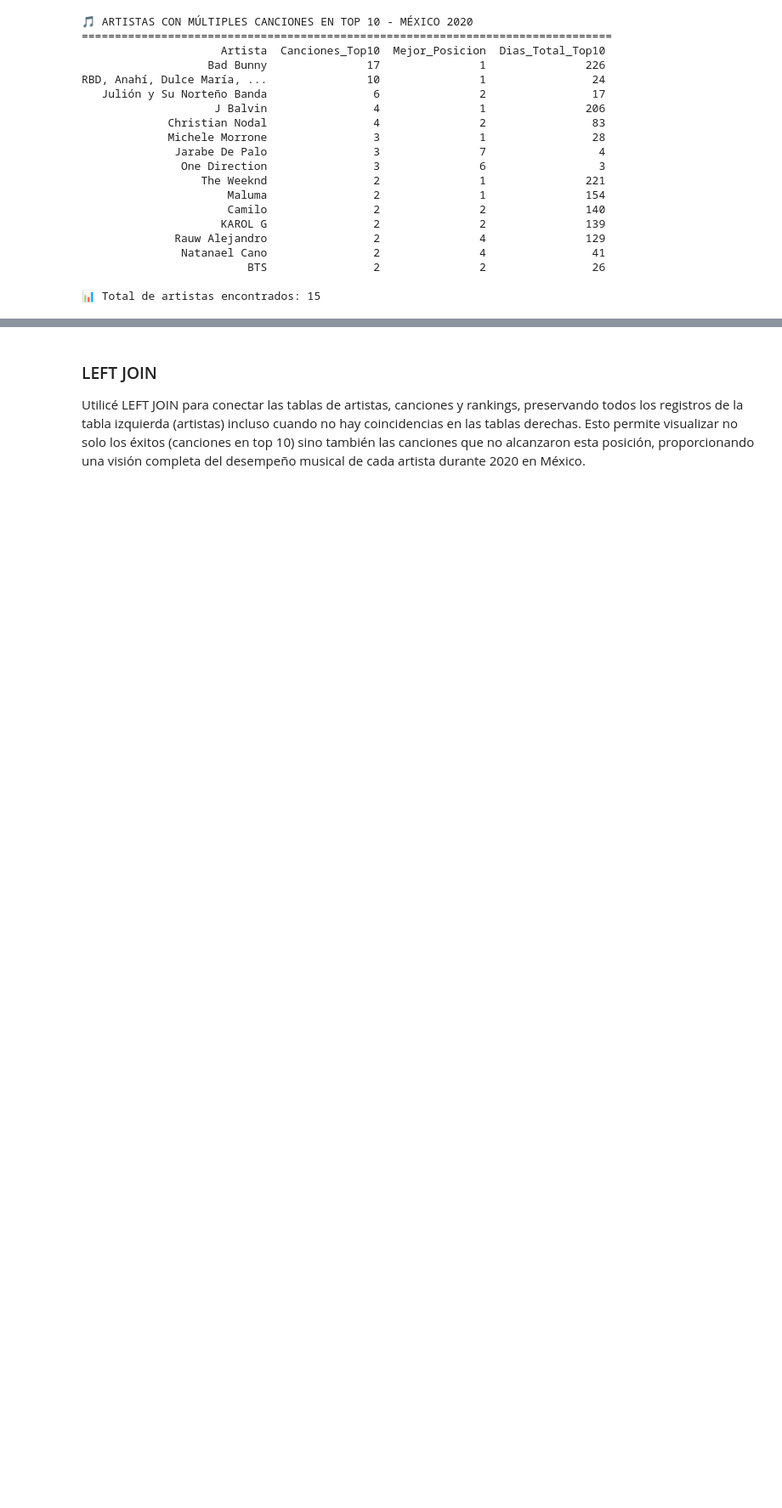
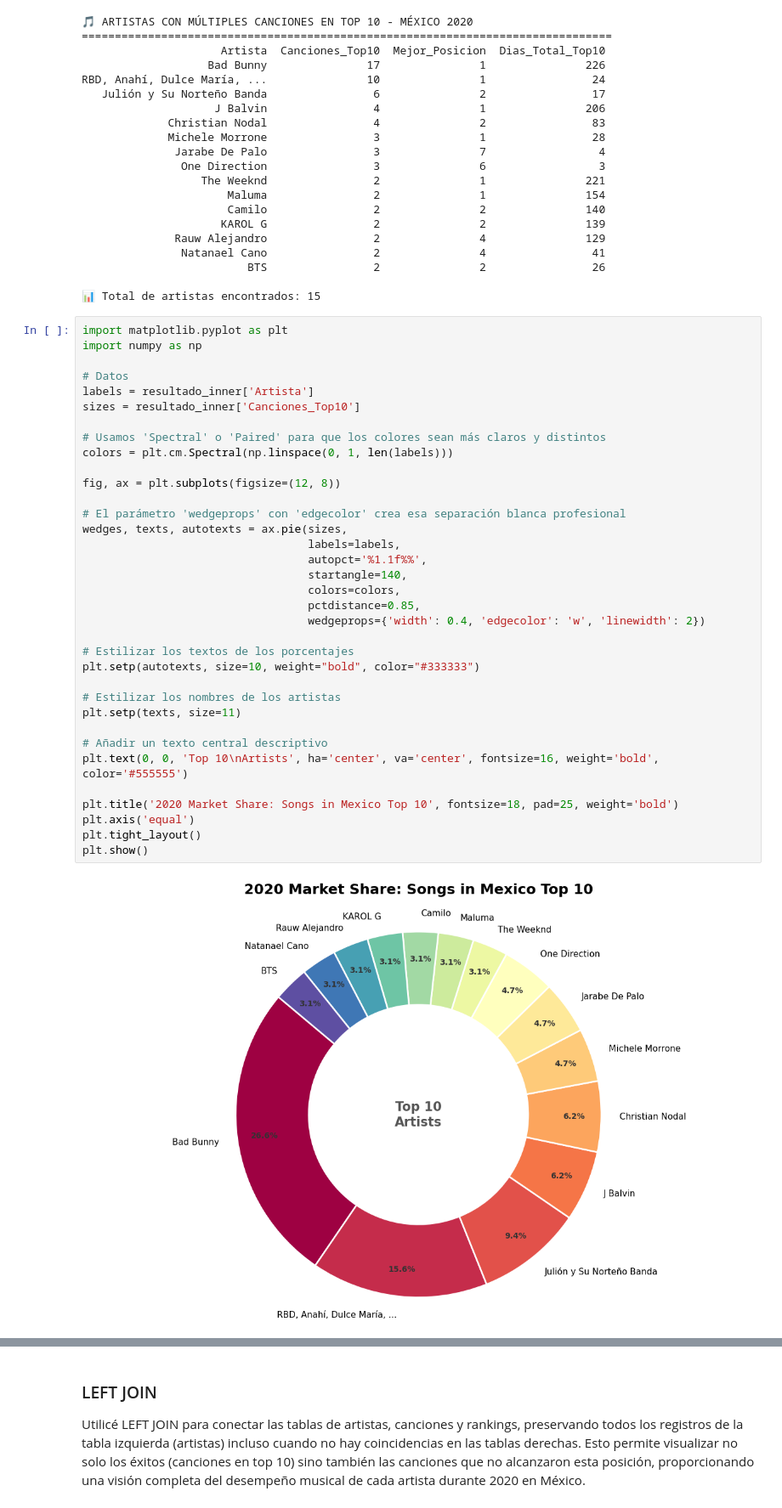
Before and after one commit to RawDreeGo/Spotify-API-Music-Data-Analysis, a Jupyter notebook: m43 Spotify API Rodrigo Cisneros Santin.ipynb, the cells around one changed output, grey strips where cells are left out. Shown at 85% size. Cells and saved outputs as stored; diff of their text form; blank space fills up the shorter version.

```diff
--- a/m43 Spotify API Rodrigo Cisneros Santin.ipynb
+++ b/m43 Spotify API Rodrigo Cisneros Santin.ipynb
@@ -775,3 +824,40 @@ RBD, Anahí, Dulce María, ...               10               1                2
                          BTS                2               2                26
 
 📊 Total de artistas encontrados: 15
+# %%
+import matplotlib.pyplot as plt
+import numpy as np
+
+# Datos
+labels = resultado_inner['Artista']
+sizes = resultado_inner['Canciones_Top10']
+
+# Usamos 'Spectral' o 'Paired' para que los colores sean más claros y distintos
+colors = plt.cm.Spectral(np.linspace(0, 1, len(labels)))
+
+fig, ax = plt.subplots(figsize=(12, 8))
+
+# El parámetro 'wedgeprops' con 'edgecolor' crea esa separación blanca profesional
+wedges, texts, autotexts = ax.pie(sizes,
+                                  labels=labels,
+                                  autopct='%1.1f%%',
+                                  startangle=140,
+                                  colors=colors,
+                                  pctdistance=0.85,
+                                  wedgeprops={'width': 0.4, 'edgecolor': 'w', 'linewidth': 2})
+
+# Estilizar los textos de los porcentajes
+plt.setp(autotexts, size=10, weight="bold", color="#333333")
+
+# Estilizar los nombres de los artistas
+plt.setp(texts, size=11)
+
+# Añadir un texto central descriptivo
+plt.text(0, 0, 'Top 10\nArtists', ha='center', va='center', fontsize=16, weight='bold', color='#555555')
+
+plt.title('2020 Market Share: Songs in Mexico Top 10', fontsize=18, pad=25, weight='bold')
+plt.axis('equal')
+plt.tight_layout()
+plt.show()
+# %% [output]
+[figure, added]
```
Also changed, not shown: parts of 8 cells of this notebook.
